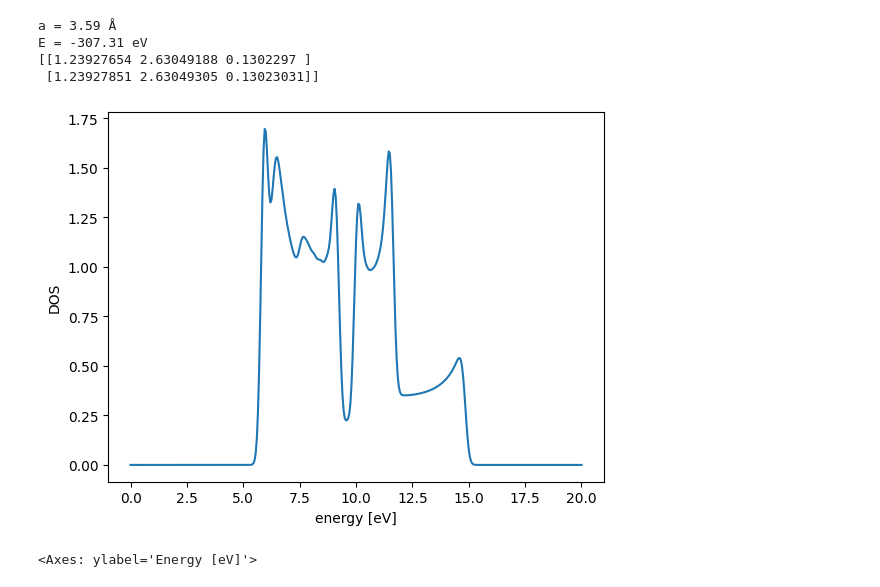
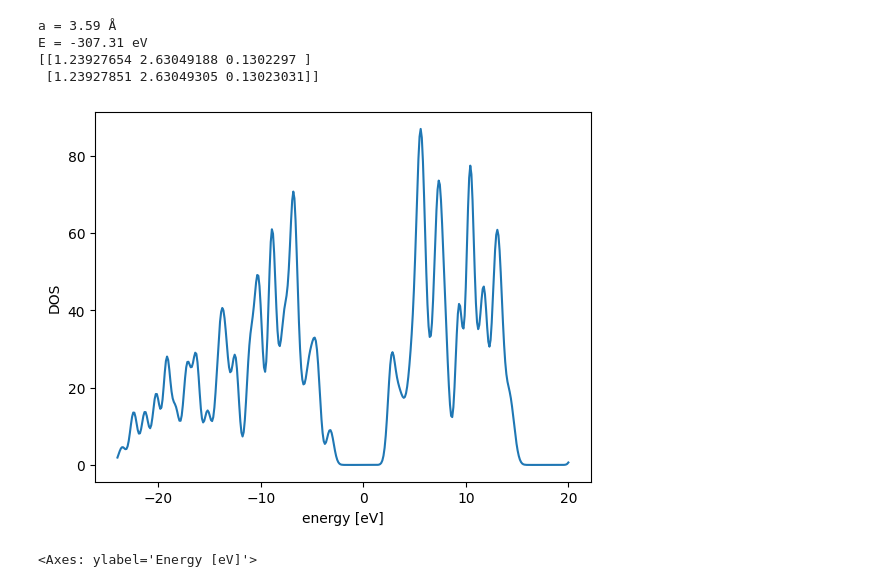
Before and after one commit to fireball-QMD/fireballpy, a Jupyter notebook: examples/C-dia.ipynb, the cells around one changed output. Cells and saved outputs as stored; diff of their text form; code cells hidden in the pictures.

```diff
--- a/examples/C-dia.ipynb
+++ b/examples/C-dia.ipynb
@@ -54,15 +54,15 @@ E = -307.31 eV
  [1.23927851 2.63049305 0.13023031]]
 # %%
 from ase.dft.dos import DOS
-dos = DOS(atoms.calc, width=0.2, window=(0, 20))
+dos = DOS(atoms.calc, width=0.5, window=(-24, 20))
 d = dos.get_dos()
 e = dos.get_energies()
 plt.plot(e, d)
 plt.xlabel('energy [eV]')
 plt.ylabel('DOS')
 plt.show()
 # %% [output]
-[figure, old version]
+[figure, new version]
 # %%
 from fireballpy.bands import BandPath
 bp = BandPath(atoms=atoms, path='WLGXWK', npoints=200)
```
